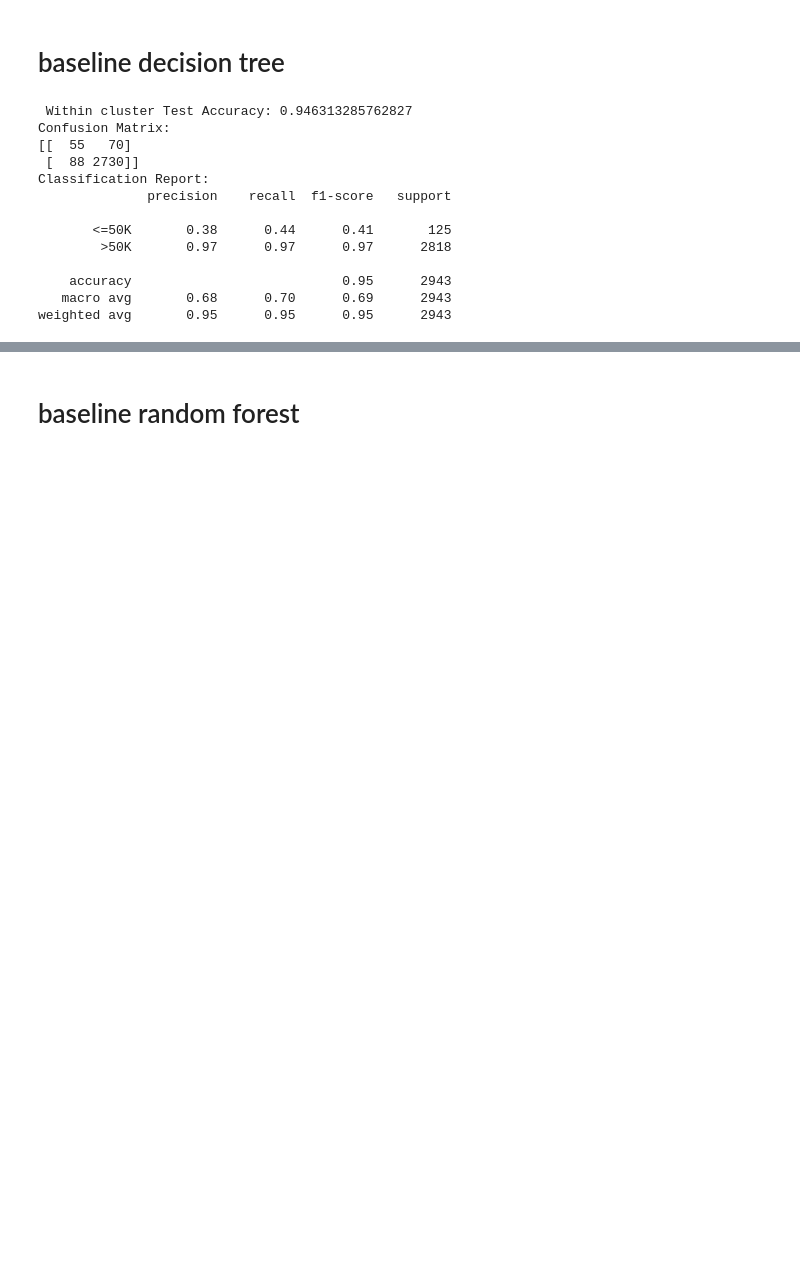
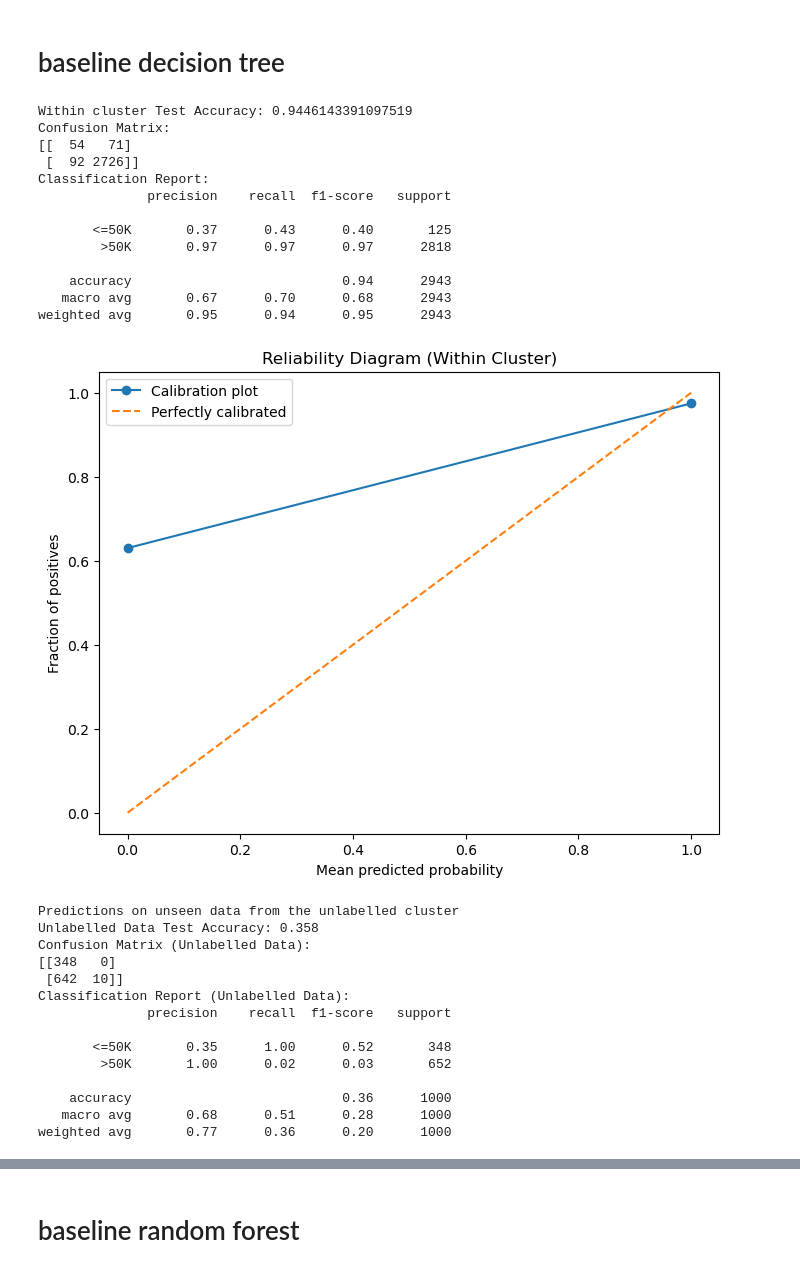
Before and after one commit to ENMcCool/ox2023, a Jupyter notebook: Baseline Models.ipynb, the cells around one changed output, grey strips where cells are left out. Drawn from its saved outputs; the diff is of its cells as text; code cells hidden in the pictures; blank space fills up the shorter version.

```diff
--- a/Baseline Models.ipynb
+++ b/Baseline Models.ipynb
@@ -41,38 +55,100 @@ X_train_scaled = scaler.fit_transform(X_train)
 X_test_scaled = scaler.transform(X_test)
 
 # Build the decision tree model
 model = DecisionTreeClassifier(random_state=42)
 
 # Train the model
 model.fit(X_train_scaled, y_train)
 
 # Make predictions on the test set
 y_pred = model.predict(X_test_scaled)
 
 # Calculate accuracy on the test set
 accuracy = accuracy_score(y_test, y_pred)
-print(" Within cluster Test Accuracy:", accuracy)
+print("Within cluster Test Accuracy:", accuracy)
 
 # Calculate confusion matrix
 cm = confusion_matrix(y_test, y_pred)
 print("Confusion Matrix:")
 print(cm)
 
 # Calculate other scores (precision, recall, F1 score, support)
 report = classification_report(y_test, y_pred, target_names=['<=50K', '>50K'])
 print("Classification Report:")
 print(report)
+
+# Calculate reliability diagram for calibration
+prob_pos = model.predict_proba(X_test_scaled)[:, 1]
+prob_true, prob_pred = calibration_curve(y_test, prob_pos, n_bins=10)
+
+# Plot the reliability diagram
+plt.figure(figsize=(8, 6))
+plt.plot(prob_pred, prob_true, marker='o', label='Calibration plot')
+plt.plot([0, 1], [0, 1], linestyle='--', label='Perfectly calibrated')
+plt.xlabel('Mean predicted probability')
+plt.ylabel('Fraction of positives')
+plt.title('Reliability Diagram (Within Cluster)')
+plt.legend()
+plt.show()
+
+print("Predictions on unseen data from the unlabelled cluster")
+# Make predictions on the unlabelled test data
+
+y_pred_unlabelled = model.predict(X_unlabelled)
+
+# Calculate accuracy on the unlabelled test data
+accuracy_unlabelled = accuracy_score(y_unlabelled, y_pred_unlabelled)
+print("Unlabelled Data Test Accuracy:", accuracy_unlabelled)
+
+# Calculate confusion matrix for unlabelled data
+cm_unlabelled = confusion_matrix(y_unlabelled, y_pred_unlabelled)
+print("Confusion Matrix (Unlabelled Data):")
+print(cm_unlabelled)
+
+# Calculate other scores (precision, recall, F1 score, support) for unlabelled data
+report_unlabelled = classification_report(y_unlabelled, y_pred_unlabelled, target_names=['<=50K', '>50K'])
+print("Classification Report (Unlabelled Data):")
+print(report_unlabelled)
+
+# Calculate reliability diagram for unlabelled data calibration
+prob_pos_unlabelled = model.predict_proba(X_unlabelled)[:, 1]
+prob_true_unlabelled, prob_pred_unlabelled = calibration_curve(y_unlabelled, prob_pos_unlabelled, n_bins=10)
+
+# Plot the reliability diagram for unlabelled data
+plt.figure(figsize=(8, 6))
+plt.plot(prob_pred_unlabelled, prob_true_unlabelled, marker='o', label='Calibration plot')
+plt.plot([0, 1], [0, 1], linestyle='--', label='Perfectly calibrated')
+plt.xlabel('Mean predicted probability')
+plt.ylabel('Fraction of positives')
+plt.title('Reliability Diagram (Unlabelled Data)')
+plt.legend()
+plt.show()
 # %% [output]
- Within cluster Test Accuracy: 0.946313285762827
+Within cluster Test Accuracy: 0.9446143391097519
 Confusion Matrix:
-[[  55   70]
- [  88 2730]]
+[[  54   71]
+ [  92 2726]]
 Classification Report:
               precision    recall  f1-score   support
 
-       <=50K       0.38      0.44      0.41       125
+       <=50K       0.37      0.43      0.40       125
         >50K       0.97      0.97      0.97      2818
 
-    accuracy                           0.95      2943
-   macro avg       0.68      0.70      0.69      2943
-weighted avg       0.95      0.95      0.95      2943
+    accuracy                           0.94      2943
+   macro avg       0.67      0.70      0.68      2943
+weighted avg       0.95      0.94      0.95      2943
+[figure, added]
+Predictions on unseen data from the unlabelled cluster
+Unlabelled Data Test Accuracy: 0.358
+Confusion Matrix (Unlabelled Data):
+[[348   0]
+ [642  10]]
+Classification Report (Unlabelled Data):
+              precision    recall  f1-score   support
+
+       <=50K       0.35      1.00      0.52       348
+        >50K       1.00      0.02      0.03       652
+
+    accuracy                           0.36      1000
+   macro avg       0.68      0.51      0.28      1000
+weighted avg       0.77      0.36      0.20      1000
```
Also changed, not shown: parts of 13 cells of this notebook, 8 other files.
